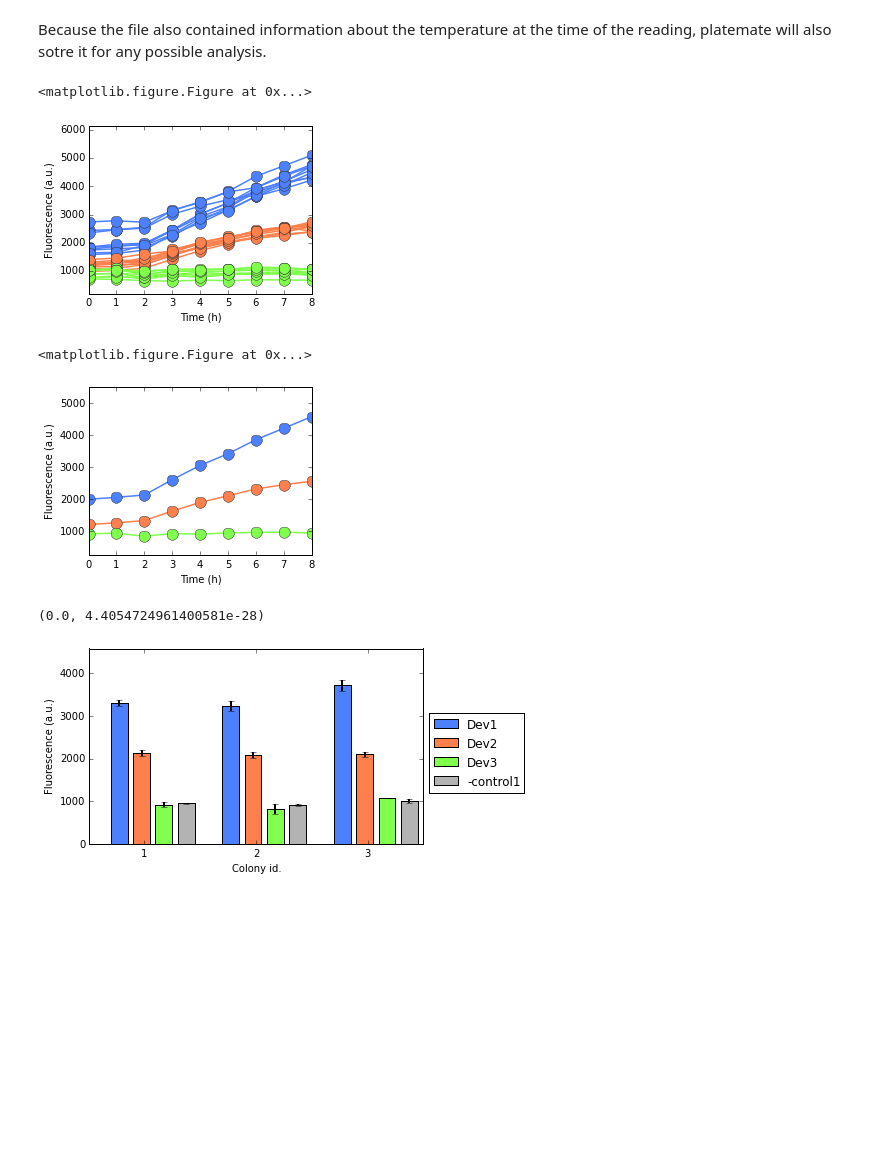
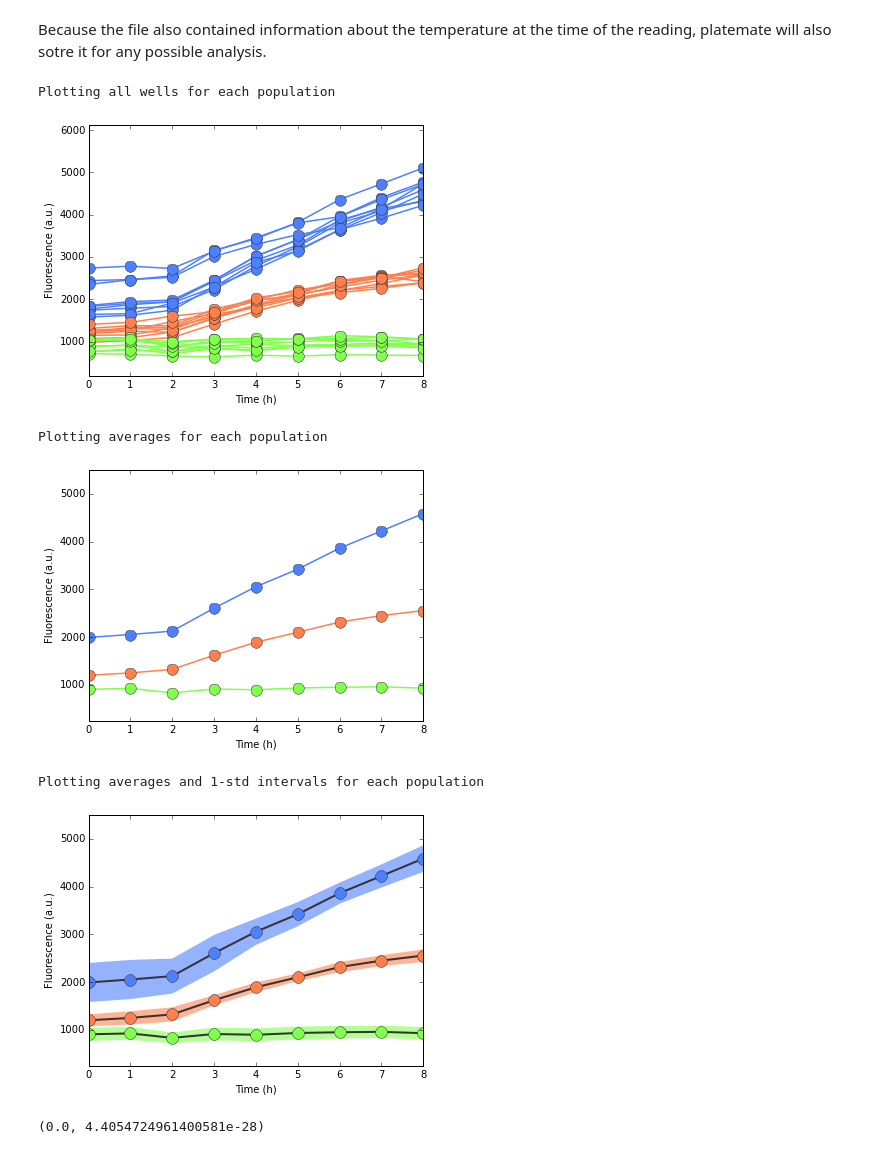
Before and after one commit to VandroiyLabs/platemate, a Jupyter notebook: examples/iGEM 2015 Interlab - BrasilUSP.ipynb, the cells around one changed output. Drawn from its saved outputs; the diff is of its cells as text; code cells hidden in the pictures; blank space fills up the shorter version.

Commit message:
colors now organized + plotting with standard deviation

```diff
--- a/examples/iGEM 2015 Interlab - BrasilUSP.ipynb
+++ b/examples/iGEM 2015 Interlab - BrasilUSP.ipynb
@@ -62,25 +92,32 @@ pm.summary("LB")
 # %% [markdown]
 Because the file also contained information about the temperature at the time of the reading, platemate will also sotre it for any possible analysis.
 # %%
-pl.figure(figsize=(4,3))
+print "Plotting all wells for each population"
+pl.figure(figsize=(6,4.5))
 pm.plotIt(["Dev1","Dev2","Dev3"])
 pl.show()
 
-pl.figure(figsize=(4,3))
+print "Plotting averages for each population"
+pl.figure(figsize=(6,4.5))
 pm.plotMean(["Dev1","Dev2","Dev3"])
 pl.show()
+
+print "Plotting averages and 1-std intervals for each population"
+pl.figure(figsize=(6,4.5))
+pm.plotFuzzyMean(["Dev1","Dev2","Dev3"])
+pl.show()
 # %% [output]
-<matplotlib.figure.Figure at 0x...>
+Plotting all wells for each population
-[figure, old version]
+[figure, new version]
-<matplotlib.figure.Figure at 0x...>
+Plotting averages for each population
-[figure, old version]
+[figure, new version]
+Plotting averages and 1-std intervals for each population
+[figure, added]
 # %%
 pm.compareFluorescence("LB","Dev1")
 # %% [output]
 (0.0, 4.4054724961400581e-28)
 # %%
-pl.figure(figsize=(6,3.5))
+pl.figure(figsize=(7,4))
 pm.plotBars(["Dev1","Dev2","Dev3","-control1"], 5)
 pl.show()
-# %% [output]
-[figure, removed]
```
Also changed, not shown: parts of 9 cells of this notebook, 2 other files.
